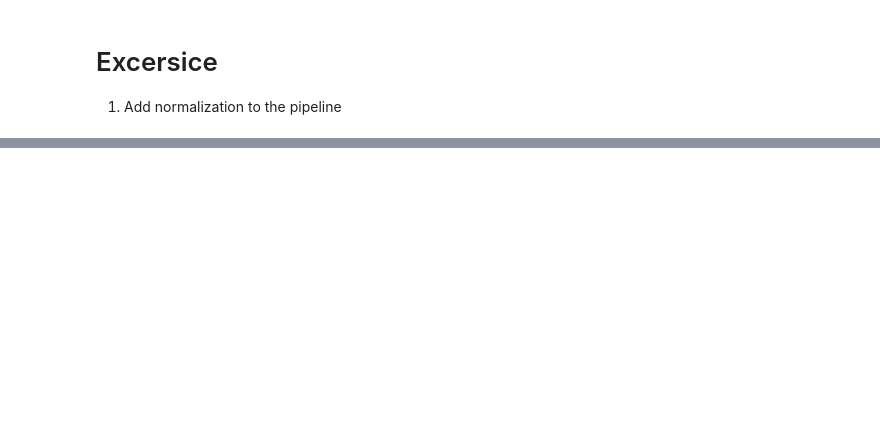
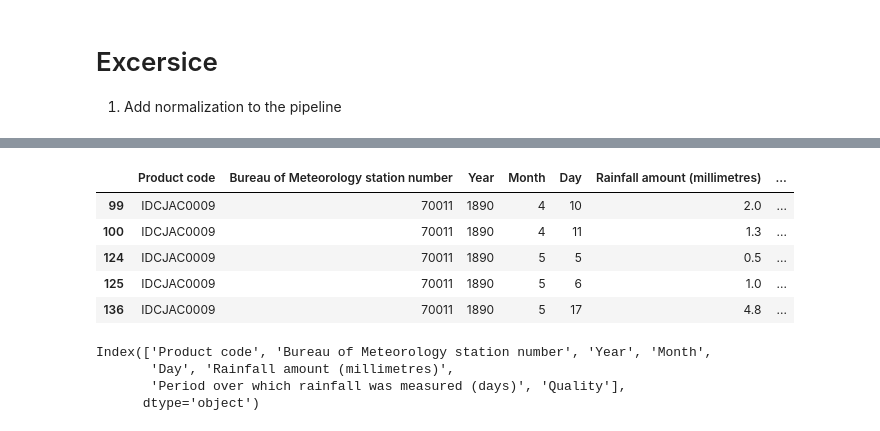
Before and after one commit to nci900/AAPP-Distributed-Dask, a Jupyter notebook: Dask-ml/dask-ml.ipynb, the cells around one changed output, grey strips where cells are left out. Saved outputs shown, nothing was run; the diff lists cells and outputs as text; code cells hidden in the pictures; blank space fills up the shorter version.

```diff
--- a/Dask-ml/dask-ml.ipynb
+++ b/Dask-ml/dask-ml.ipynb
@@ -476,0 +490,17 @@ sns.scatterplot(data = X_train, x = 'Longitude', y = 'Latitude', hue = pipe['clu
+# %%
+ddf = dd.from_pandas(df, npartitions=10).dropna()
+ddf.head()
+# %% [output]
+|  | Product code | Bureau of Meteorology station number | Year | Month | Day | Rainfall amount (millimetres) | ... |
+| 99 | IDCJAC0009 | 70011 | 1890 | 4 | 10 | 2.0 | ... |
+| 100 | IDCJAC0009 | 70011 | 1890 | 4 | 11 | 1.3 | ... |
+| 124 | IDCJAC0009 | 70011 | 1890 | 5 | 5 | 0.5 | ... |
+| 125 | IDCJAC0009 | 70011 | 1890 | 5 | 6 | 1.0 | ... |
+| 136 | IDCJAC0009 | 70011 | 1890 | 5 | 17 | 4.8 | ... |
+# %%
+ddf.columns
+# %% [output]
+Index(['Product code', 'Bureau of Meteorology station number', 'Year', 'Month',
+       'Day', 'Rainfall amount (millimetres)',
+       'Period over which rainfall was measured (days)', 'Quality'],
+      dtype='object')
```
Also changed, not shown: parts of 30 cells of this notebook, 3 other files.
